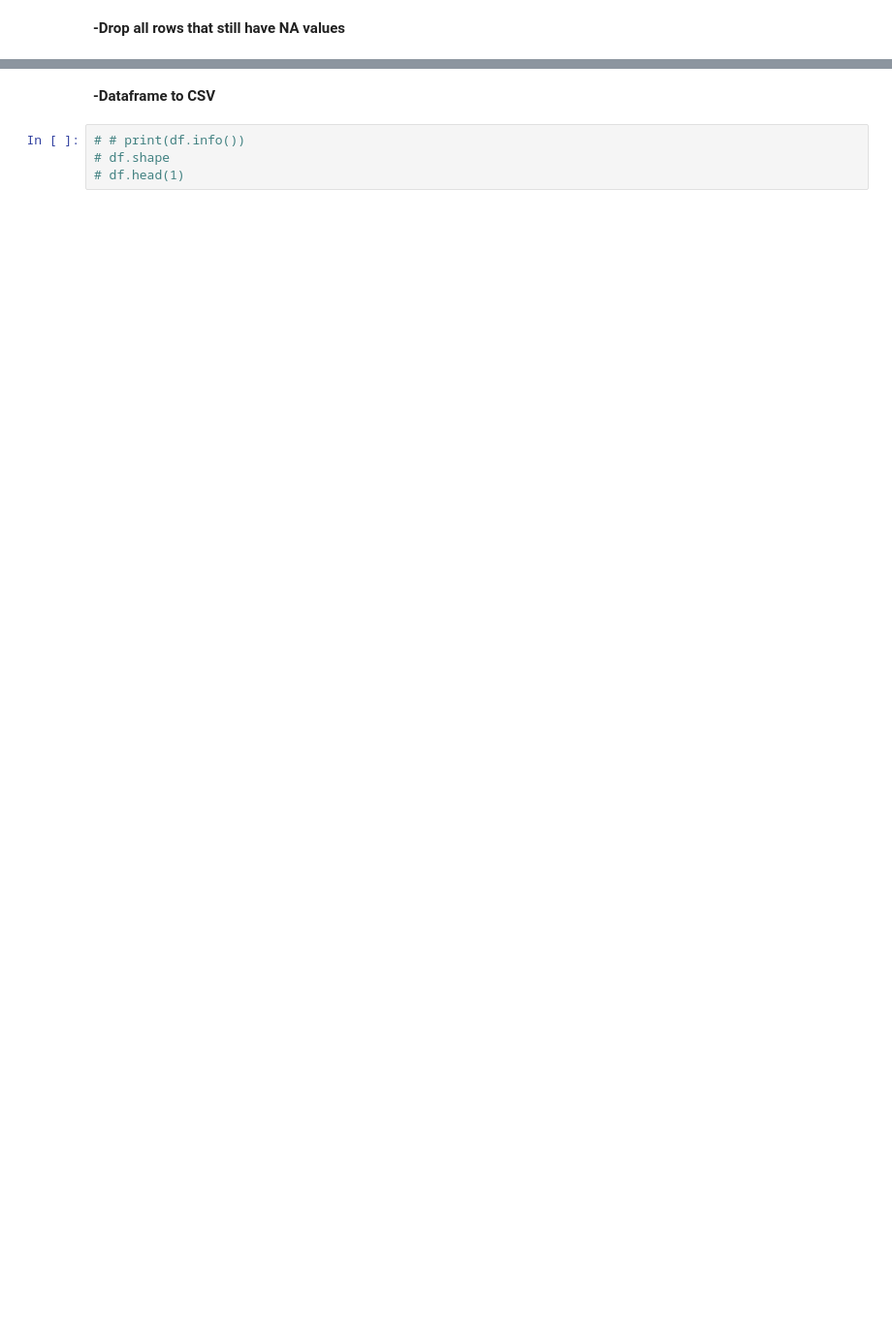
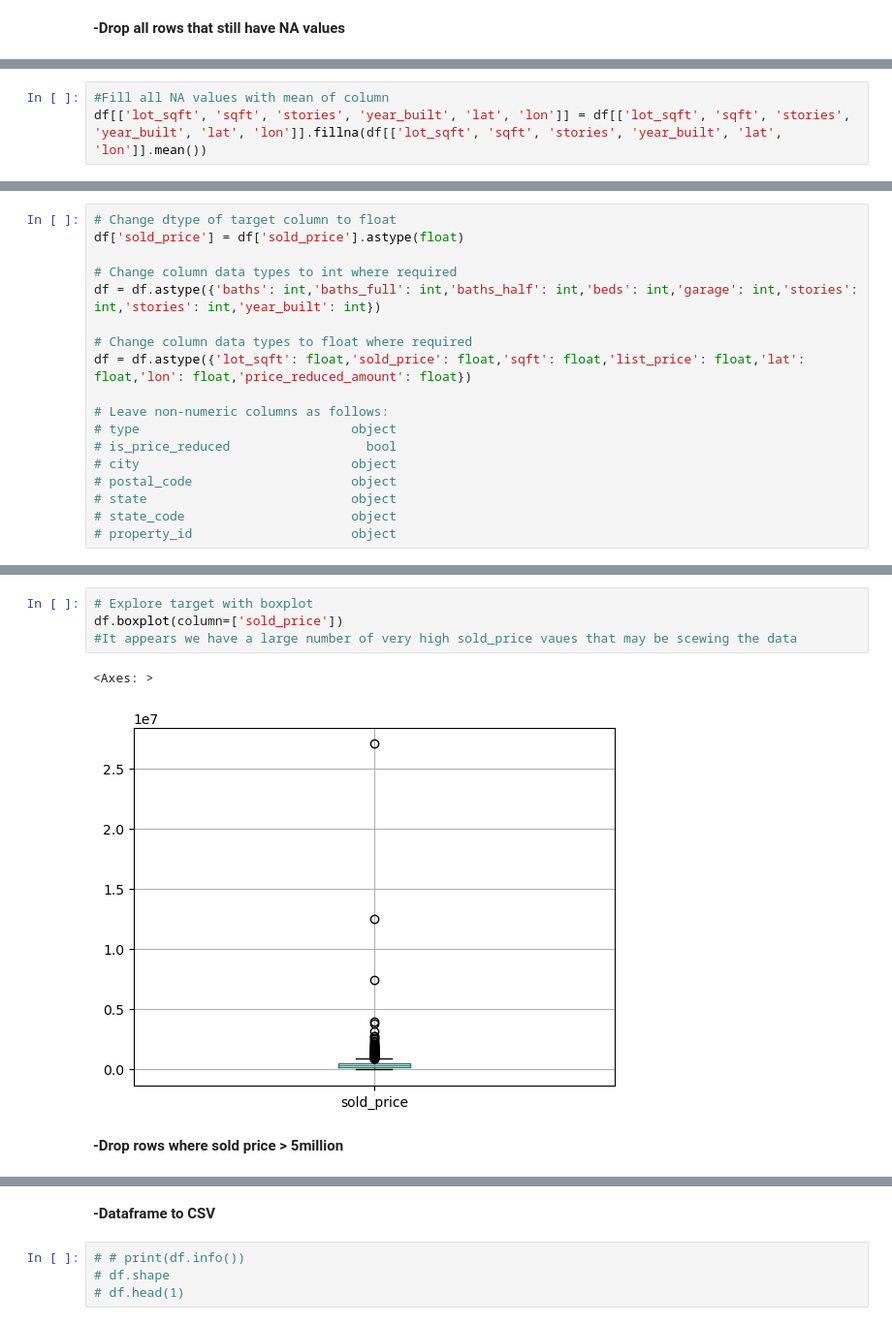
Before and after one commit to tylanoflynn/supervised_learning, a Jupyter notebook: notebooks/EDA.ipynb, the cells around one changed output, grey strips where cells are left out. Shown at 97% size. Drawn from its saved outputs; the diff is of its cells as text; blank space fills up the shorter version.

Commit message:
Dropped NAs and changed data types to enable EDA and explore outliers in target sold_price column

```diff
--- a/notebooks/EDA.ipynb
+++ b/notebooks/EDA.ipynb
@@ -569,0 +567,3 @@ memory usage: 816.3+ KB
+# %%
+#Fill all NA values with mean of column
+df[['lot_sqft', 'sqft', 'stories', 'year_built', 'lat', 'lon']] = df[['lot_sqft', 'sqft', 'stories', 'year_built', 'lat', 'lon']].fillna(df[['lot_sqft', 'sqft', 'stories', 'year_built', 'lat', 'lon']].mean())
@@ -569,0 +572,18 @@ memory usage: 816.3+ KB
+# %%
+# Change dtype of target column to float
+df['sold_price'] = df['sold_price'].astype(float)
+
+# Change column data types to int where required
+df = df.astype({'baths': int,'baths_full': int,'baths_half': int,'beds': int,'garage': int,'stories': int,'stories': int,'year_built': int})
+
+# Change column data types to float where required
+df = df.astype({'lot_sqft': float,'sold_price': float,'sqft': float,'list_price': float,'lat': float,'lon': float,'price_reduced_amount': float})
+
+# Leave non-numeric columns as follows:
+# type                            object
+# is_price_reduced                  bool
+# city                            object
+# postal_code                     object
+# state                           object
+# state_code                      object
+# property_id                     object
@@ -569,0 +612,9 @@ memory usage: 816.3+ KB
+# %%
+# Explore target with boxplot
+df.boxplot(column=['sold_price'])
+#It appears we have a large number of very high sold_price vaues that may be scewing the data
+# %% [output]
+<Axes: >
+[figure, added]
+# %% [markdown]
+**-Drop rows where sold price > 5million**
```
Also changed, not shown: parts of 46 cells of this notebook.
